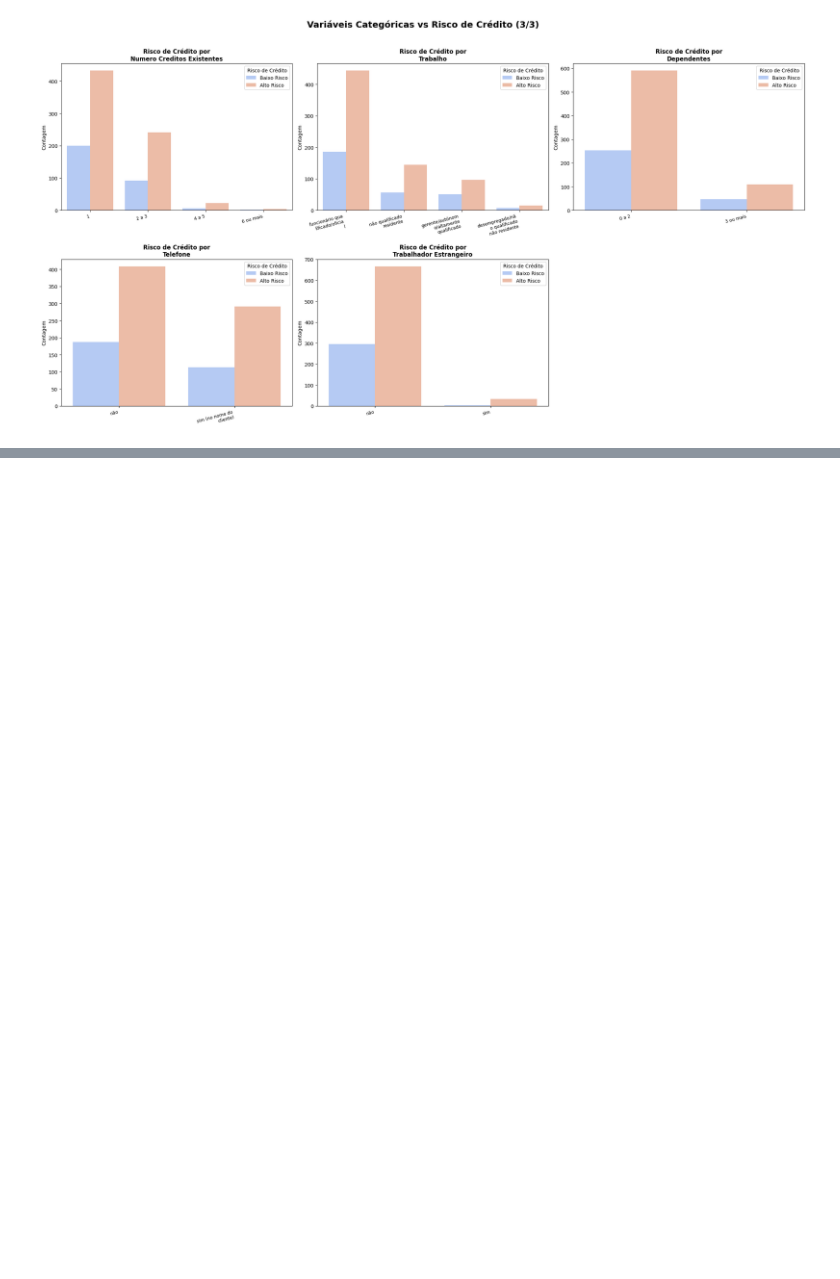
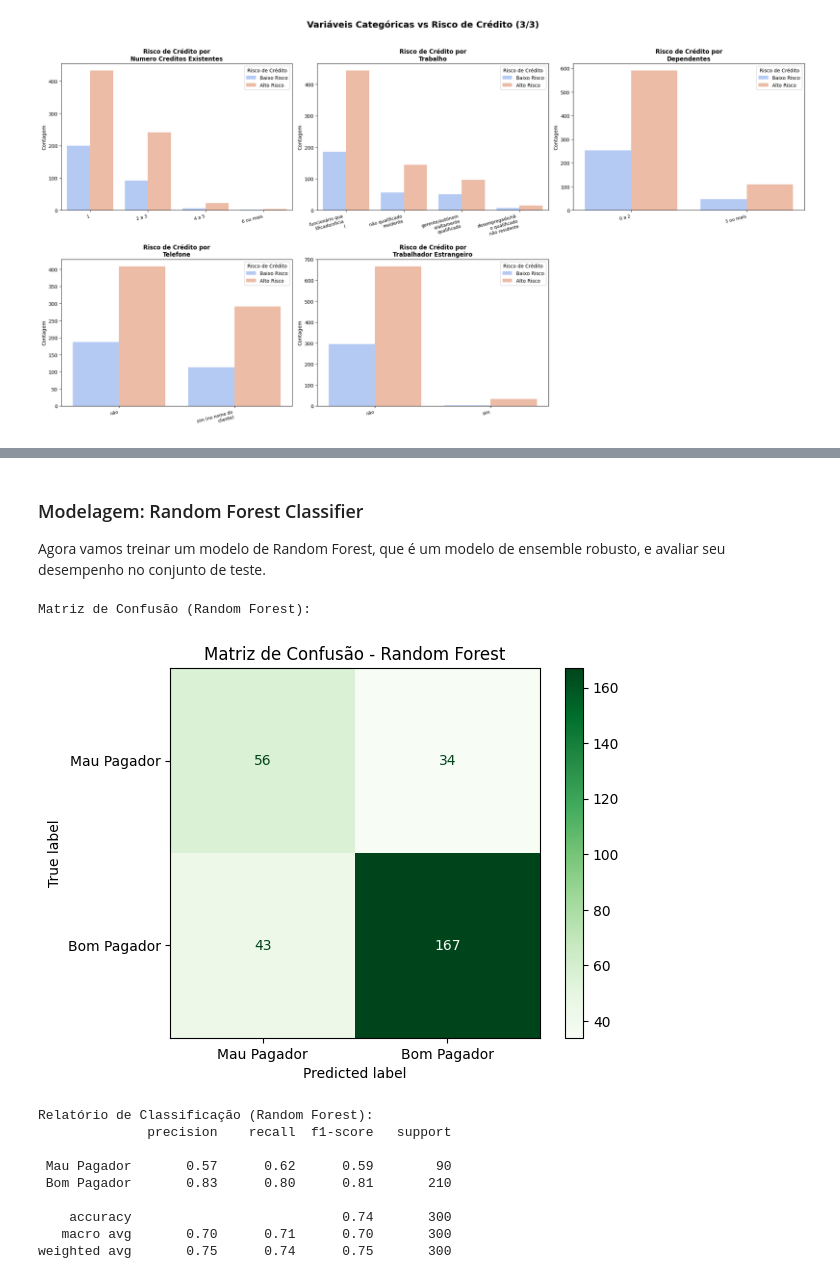
Before and after one commit to amandou/Sistema-de-Analise-Inteligente, a Jupyter notebook: banco_credito.ipynb, the cells around one changed output, grey strips where cells are left out. Saved outputs shown, nothing was run; the diff lists cells and outputs as text; code cells hidden in the pictures; blank space fills up the shorter version.

```diff
--- a/banco_credito.ipynb
+++ b/banco_credito.ipynb
@@ -952,0 +1089,37 @@ for fig_num in range(num_figuras):
+# %% [markdown]
+### Modelagem: Random Forest Classifier
+
+Agora vamos treinar um modelo de Random Forest, que é um modelo de ensemble robusto, e avaliar seu desempenho no conjunto de teste.
+# %%
+# Importar o modelo Random Forest
+from sklearn.ensemble import RandomForestClassifier
+
+# Inicializar e treinar o modelo Random Forest
+random_forest_model = RandomForestClassifier(random_state=42)
+random_forest_model.fit(X_train_processed, y_train_resampled)
+
+# Fazer previsões no conjunto de teste
+y_pred_rf = random_forest_model.predict(X_test_processed)
+
+# Avaliar o modelo
+print('Matriz de Confusão (Random Forest):')
+cm_rf = confusion_matrix(y_test, y_pred_rf)
+display_cm_rf = ConfusionMatrixDisplay(confusion_matrix=cm_rf, display_labels=['Mau Pagador', 'Bom Pagador'])
+display_cm_rf.plot(cmap=plt.cm.Greens)
+plt.title('Matriz de Confusão - Random Forest')
+plt.show()
+
+print('\nRelatório de Classificação (Random Forest):')
+print(classification_report(y_test, y_pred_rf, target_names=['Mau Pagador', 'Bom Pagador']))
+# %% [output]
+Matriz de Confusão (Random Forest):
+[figure, added]
+Relatório de Classificação (Random Forest):
+              precision    recall  f1-score   support
+
+ Mau Pagador       0.57      0.62      0.59        90
+ Bom Pagador       0.83      0.80      0.81       210
+
+    accuracy                           0.74       300
+   macro avg       0.70      0.71      0.70       300
+weighted avg       0.75      0.74      0.75       300
```
Also changed, not shown: parts of 17 cells of this notebook.
